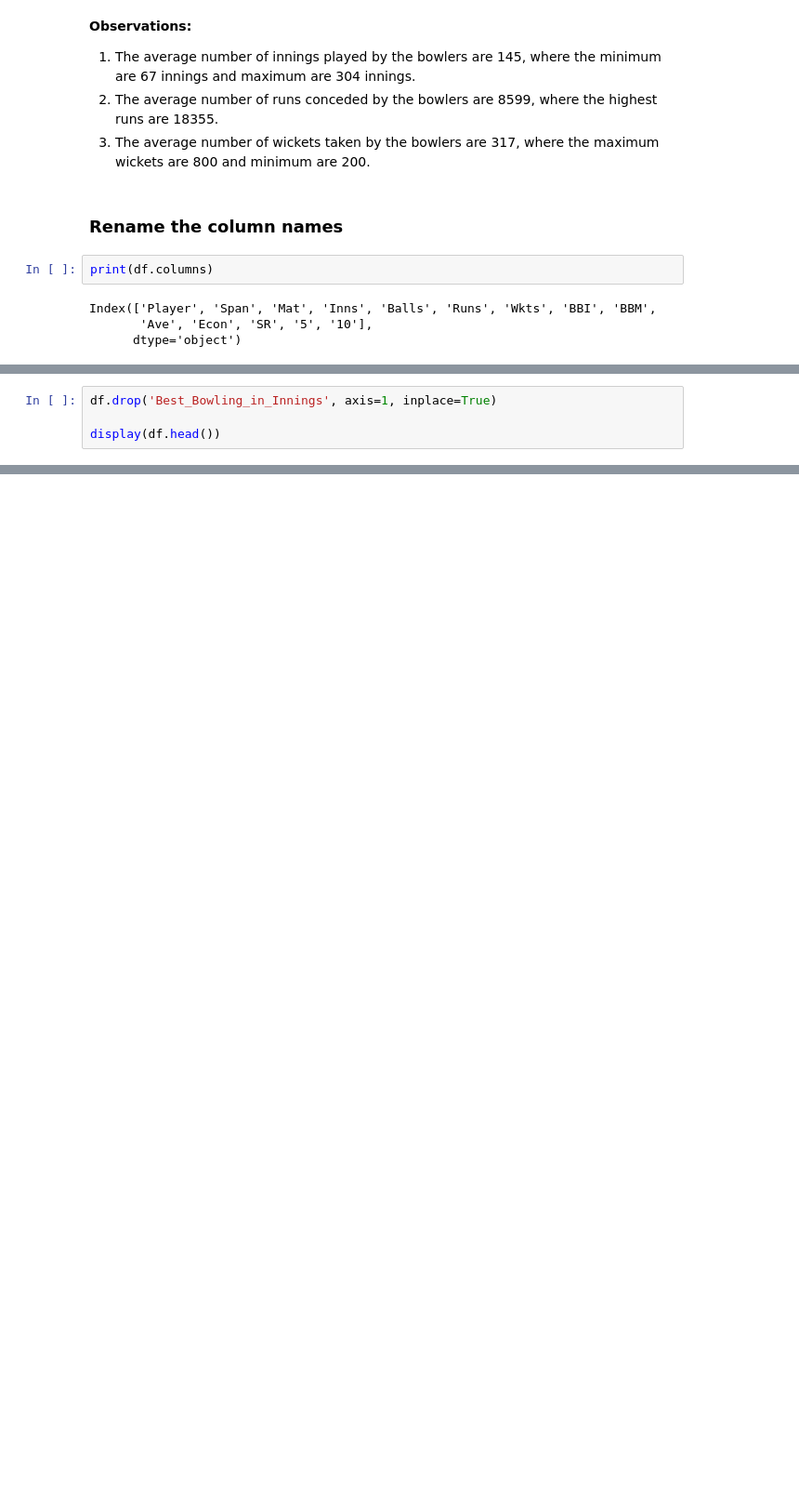
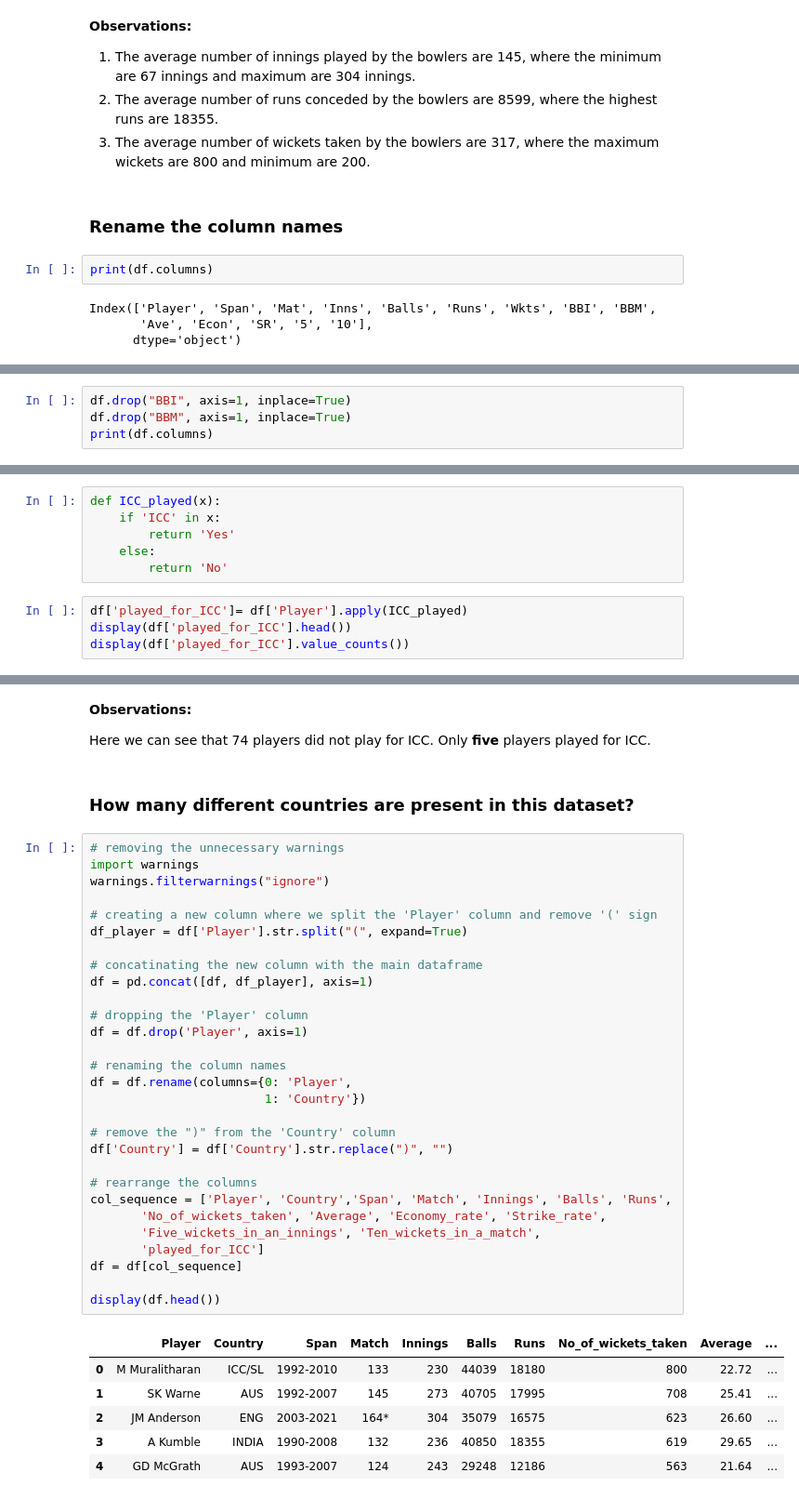
Before and after one commit to SurayaSumona/test_bowlers_analysis, a Jupyter notebook: test_bowlers_analysis.ipynb, the cells around one changed output, grey strips where cells are left out. Shown: that part at 93% size. Cells and saved outputs as stored; diff of their text form; blank space fills up the shorter version.

```diff
--- a/test_bowlers_analysis.ipynb
+++ b/test_bowlers_analysis.ipynb
@@ -133,4 +125,0 @@ display(df.head())
-# %%
-df.drop('Best_Bowling_in_Innings', axis=1, inplace=True)
-
-display(df.head())
@@ -143,0 +128,4 @@ display(df.head())
+# %%
+df.drop("BBI", axis=1, inplace=True)
+df.drop("BBM", axis=1, inplace=True)
+print(df.columns)
@@ -143,0 +139,10 @@ display(df.head())
+# %%
+def ICC_played(x):
+    if 'ICC' in x:
+        return 'Yes'
+    else:
+        return 'No'
+# %%
+df['played_for_ICC']= df['Player'].apply(ICC_played)
+display(df['played_for_ICC'].head())
+display(df['played_for_ICC'].value_counts())
@@ -143,0 +159,42 @@ display(df.head())
+# %% [markdown]
+**Observations:**
+
+Here we can see that 74 players did not play for ICC. Only **five** players played for ICC.
+# %% [markdown]
+### How many different countries are present in this dataset?
+# %%
+# removing the unnecessary warnings
+import warnings
+warnings.filterwarnings("ignore")
+
+# creating a new column where we split the 'Player' column and remove '(' sign
+df_player = df['Player'].str.split("(", expand=True)
+
+# concatinating the new column with the main dataframe
+df = pd.concat([df, df_player], axis=1)
+
+# dropping the 'Player' column
+df = df.drop('Player', axis=1)
+
+# renaming the column names
+df = df.rename(columns={0: 'Player',
+                        1: 'Country'})
+
+# remove the ")" from the 'Country' column
+df['Country'] = df['Country'].str.replace(")", "")
+
+# rearrange the columns
+col_sequence = ['Player', 'Country','Span', 'Match', 'Innings', 'Balls', 'Runs',
+       'No_of_wickets_taken', 'Average', 'Economy_rate', 'Strike_rate',
+       'Five_wickets_in_an_innings', 'Ten_wickets_in_a_match',
+       'played_for_ICC']
+df = df[col_sequence]
+
+display(df.head())
+# %% [output]
+|  | Player | Country | Span | Match | Innings | Balls | Runs | No_of_wickets_taken | Average | ... |
+| 0 | M Muralitharan | ICC/SL | 1992-2010 | 133 | 230 | 44039 | 18180 | 800 | 22.72 | ... |
+| 1 | SK Warne | AUS | 1992-2007 | 145 | 273 | 40705 | 17995 | 708 | 25.41 | ... |
+| 2 | JM Anderson | ENG | 2003-2021 | 164* | 304 | 35079 | 16575 | 623 | 26.60 | ... |
+| 3 | A Kumble | INDIA | 1990-2008 | 132 | 236 | 40850 | 18355 | 619 | 29.65 | ... |
+| 4 | GD McGrath | AUS | 1993-2007 | 124 | 243 | 29248 | 12186 | 563 | 21.64 | ... |
```
Also changed, not shown: parts of 34 cells of this notebook.
